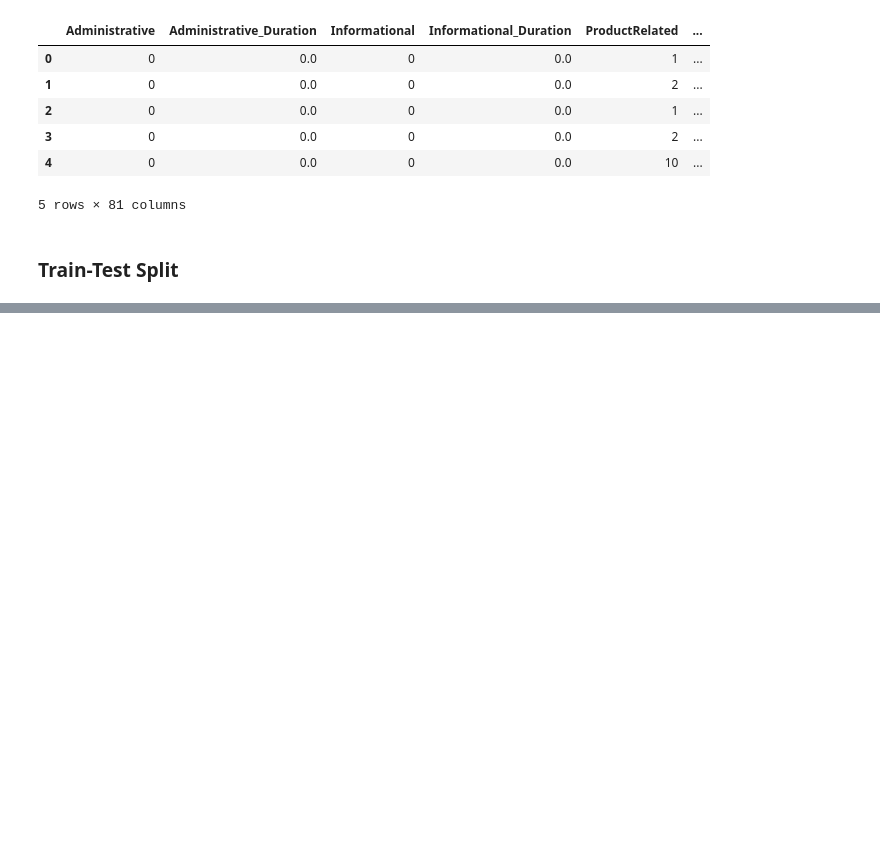
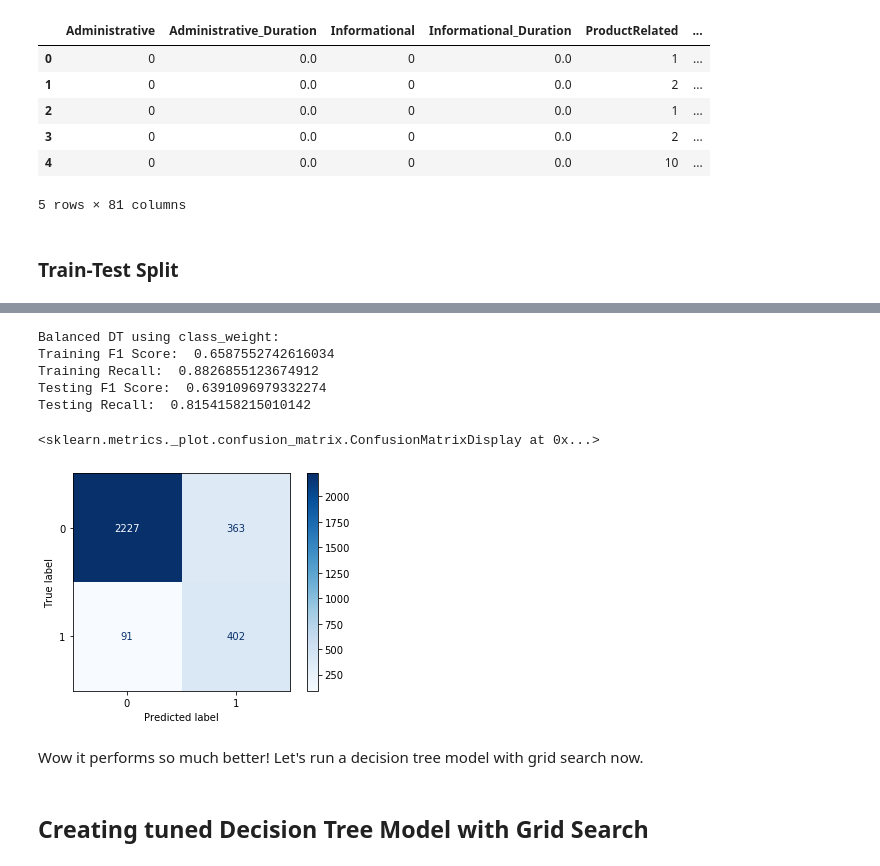
Before and after one commit to jefelito/ecommerce_purchases, a Jupyter notebook: d_tree_model.ipynb, the cells around one changed output, grey strips where cells are left out. Drawn from its saved outputs; the diff is of its cells as text; code cells hidden in the pictures; blank space fills up the shorter version.

```diff
--- a/d_tree_model.ipynb
+++ b/d_tree_model.ipynb
@@ -106,0 +232,31 @@ X_test = scaler.transform(X_test)
+# %%
+# creating decision tree with max_depts=3
+balanced_tree = DecisionTreeClassifier(random_state=3, criterion='gini', max_depth=6, class_weight='balanced')
+balanced_tree = balanced_tree.fit(X_train, y_train)
+
+# predict the training set
+balanced_tree_y_pred_train = balanced_tree.predict(X_train)
+# predict for test set
+balanced_tree_y_pred_test = balanced_tree.predict(X_test)
+# %%
+print('Balanced DT using class_weight:')
+print("Training F1 Score: ", metrics.f1_score(y_train, balanced_tree_y_pred_train))
+print("Training Recall: ", metrics.recall_score(y_train, balanced_tree_y_pred_train))
+
+print("Testing F1 Score: ", metrics.f1_score(y_test, balanced_tree_y_pred_test))
+print("Testing Recall: ", metrics.recall_score(y_test, balanced_tree_y_pred_test))
+# %% [output]
+Balanced DT using class_weight:
+Training F1 Score:  0.6587552742616034
+Training Recall:  0.8826855123674912
+Testing F1 Score:  0.6391096979332274
+Testing Recall:  0.8154158215010142
+# %%
+plot_confusion_matrix(balanced_tree, X_test, y_test, cmap=plt.cm.Blues)
+# %% [output]
+<sklearn.metrics._plot.confusion_matrix.ConfusionMatrixDisplay at 0x...>
+[figure, added]
+# %% [markdown]
+Wow it performs so much better! Let's run a decision tree model with grid search now.
+# %% [markdown]
+## Creating tuned Decision Tree Model with Grid Search
```
Also changed, not shown: parts of 62 cells of this notebook, 6 other files.
